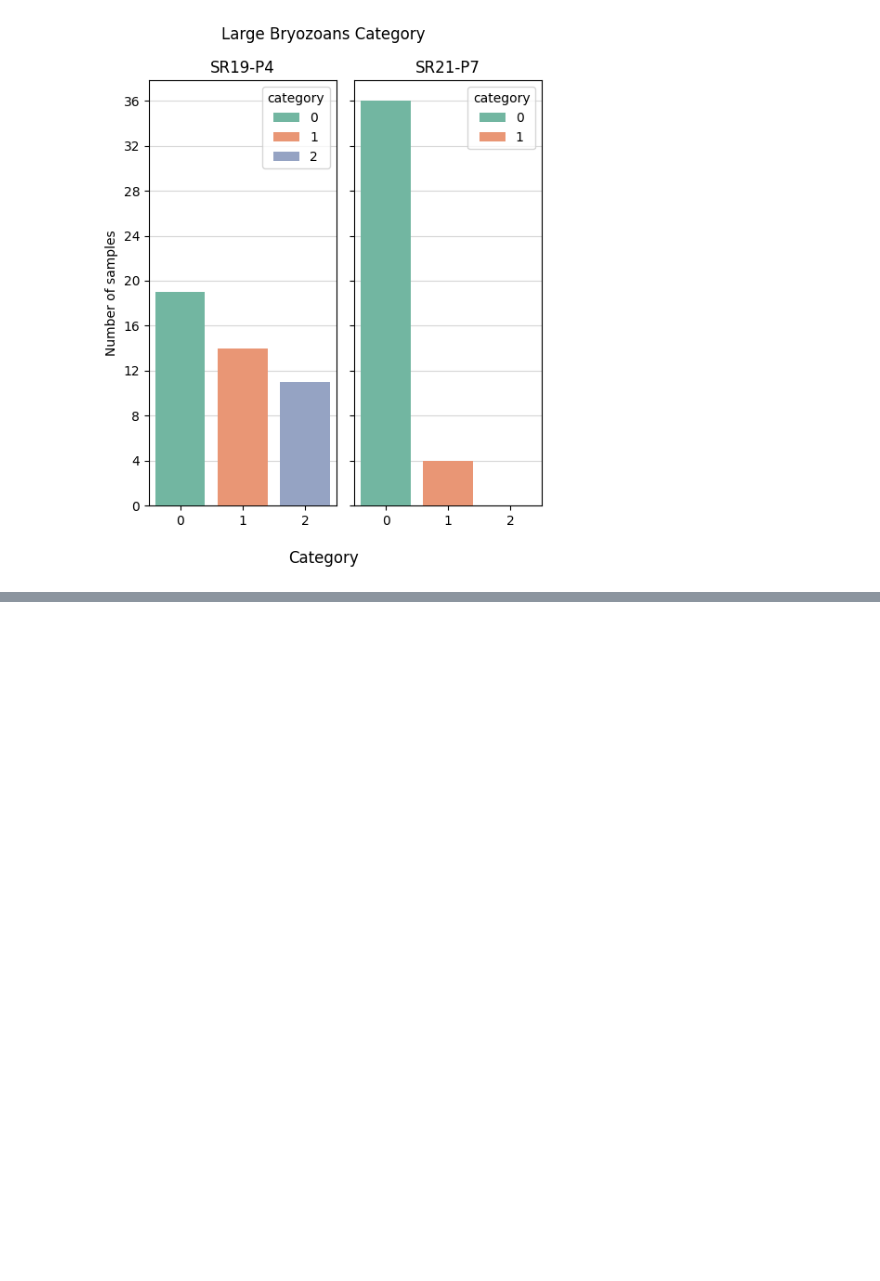
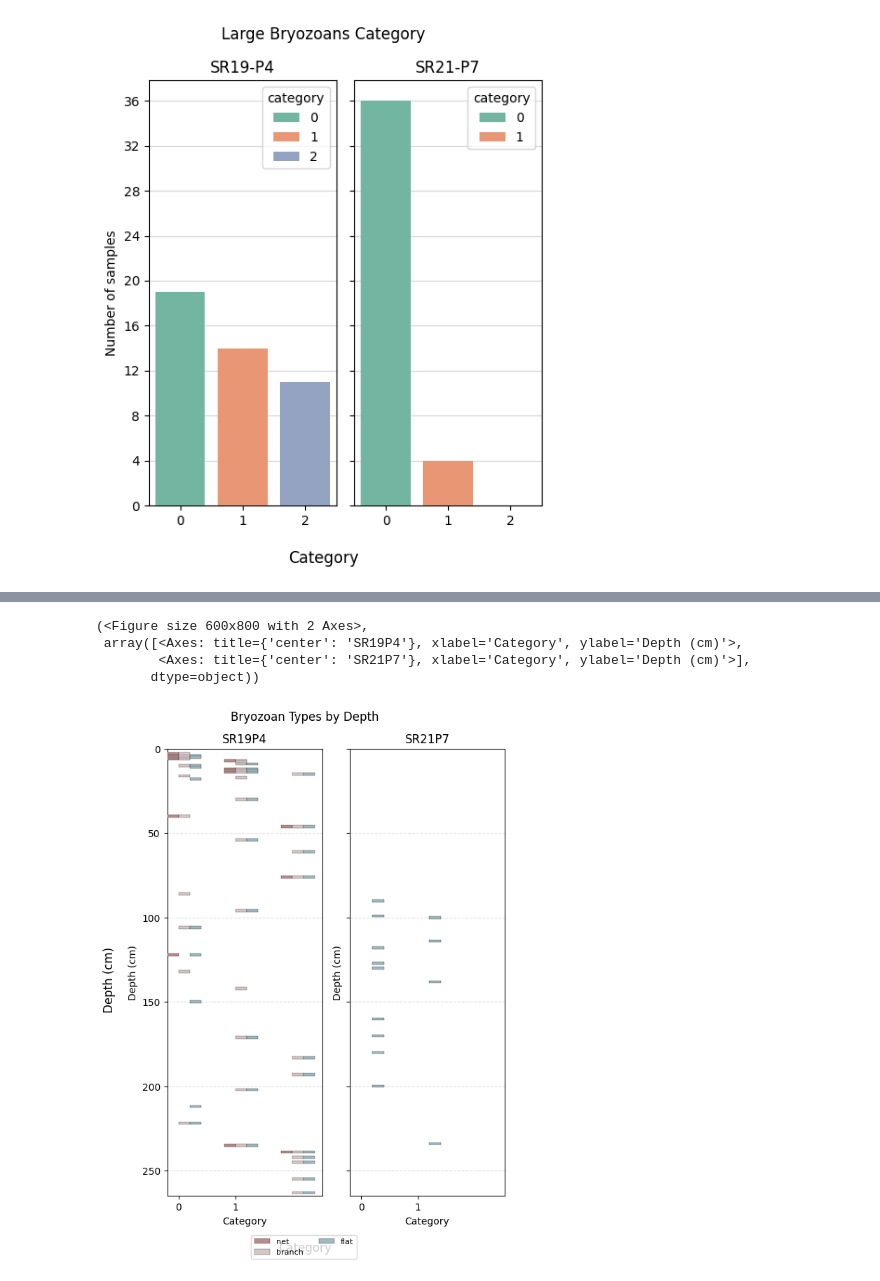
Before and after one commit to jvseds/SedLab, a Jupyter notebook: bryozoa.ipynb, the cells around one changed output, grey strips where cells are left out. Saved outputs shown, nothing was run; the diff lists cells and outputs as text; code cells hidden in the pictures; blank space fills up the shorter version.

Commit message:
improved bryo comparison plot, still needs some additional tweaks

```diff
--- a/bryozoa.ipynb
+++ b/bryozoa.ipynb
@@ -69,0 +70,8 @@ sr21.plot_depth_bars(core_name="SR21-P7", bar_width=0.2, bar_height=3)
+# %%
+sr19.compare_bryo_types(cores=[sr19, sr21], core_names=["SR19P4", "SR21P7"])
+# %% [output]
+(<Figure size 600x800 with 2 Axes>,
+ array([<Axes: title={'center': 'SR19P4'}, xlabel='Category', ylabel='Depth (cm)'>,
+        <Axes: title={'center': 'SR21P7'}, xlabel='Category', ylabel='Depth (cm)'>],
+       dtype=object))
+[figure, added]
```
Also changed, not shown: parts of 2 cells of this notebook, 1 other file.
